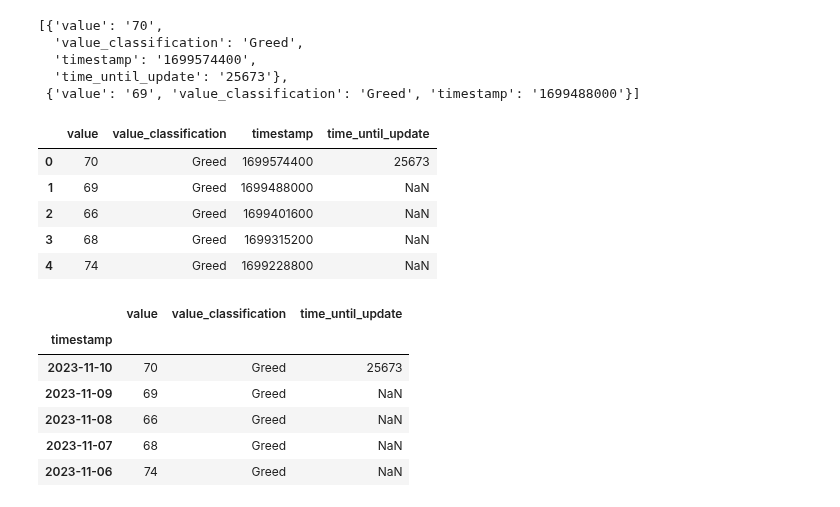
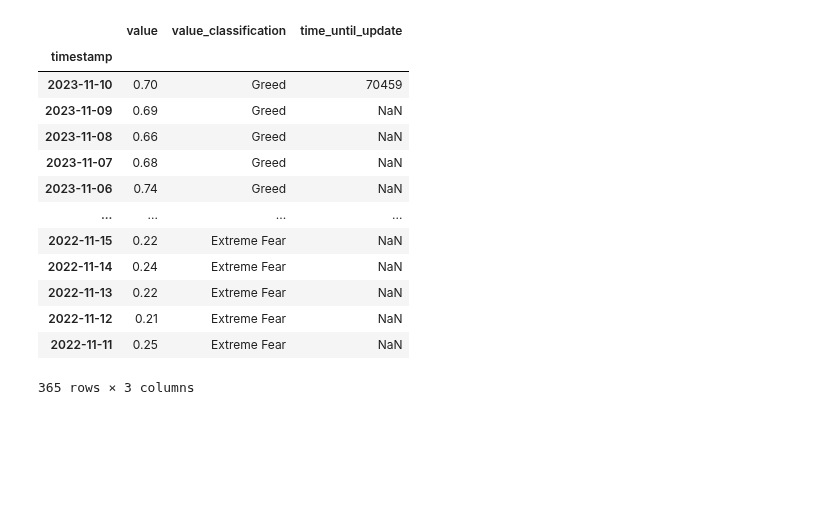
Before and after one commit to MontgomeryG/Group3Project1, a Jupyter notebook: fear_greed.ipynb, the cells around one changed output. Cells and saved outputs as stored; diff of their text form; code cells hidden in the pictures; blank space fills up the shorter version.

Commit message:
trying to add fear_greed

```diff
--- a/fear_greed.ipynb
+++ b/fear_greed.ipynb
@@ -1,47 +1,43 @@
 # %%
 import requests
 import pandas as pd
 import matplotlib.pyplot as plt
 
 # Define the URL with the limit parameter to get data for the year 2022
 fgi_url = 'https://api.alternative.me/fng/?limit=365'
 response = requests.get(fgi_url)
 response_json = response.json()
 
 # Create a list with the data of the index for the year 2022
 fg_index_list = response_json['data']
 
-# Preview first 2 elements in list
-fg_index_list[:2]
+# Convert the list to a Pandas DataFrame
+df = pd.DataFrame(fg_index_list)
+
+# Convert the timestamp to "yyyy-mm-dd" format and set it as the index
+df['timestamp'] = pd.to_datetime(df['timestamp'], unit='s').dt.strftime('%Y-%m-%d')
+df.set_index('timestamp', inplace=True)
+
+# Convert the 'value' column to a numeric data type (float)
+df['value'] = pd.to_numeric(df['value'], errors='coerce')
+
+# Divide the 'value' column by 100
+df['value'] = df['value'] / 100
+
+
+df
 # %% [output]
+|  | value | value_classification | time_until_update |
+| timestamp |  |  |  |
+| 2023-11-10 | 0.70 | Greed | 70459 |
+| 2023-11-09 | 0.69 | Greed | NaN |
+| 2023-11-08 | 0.66 | Greed | NaN |
+| 2023-11-07 | 0.68 | Greed | NaN |
+| 2023-11-06 | 0.74 | Greed | NaN |
+| ... | ... | ... | ... |
+| 2022-11-15 | 0.22 | Extreme Fear | NaN |
+| 2022-11-14 | 0.24 | Extreme Fear | NaN |
+| 2022-11-13 | 0.22 | Extreme Fear | NaN |
+| 2022-11-12 | 0.21 | Extreme Fear | NaN |
+| 2022-11-11 | 0.25 | Extreme Fear | NaN |
-[{'value': '70',
-  'value_classification': 'Greed',
-  'timestamp': '1699574400',
-  'time_until_update': '25673'},
- {'value': '69', 'value_classification': 'Greed', 'timestamp': '1699488000'}]
+365 rows × 3 columns
-# %%
-# Convert the list to a Pandas DataFrame
-df = pd.DataFrame(fg_index_list)
-
-df.head()
-# %% [output]
-|  | value | value_classification | timestamp | time_until_update |
-| 0 | 70 | Greed | 1699574400 | 25673 |
-| 1 | 69 | Greed | 1699488000 | NaN |
-| 2 | 66 | Greed | 1699401600 | NaN |
-| 3 | 68 | Greed | 1699315200 | NaN |
-| 4 | 74 | Greed | 1699228800 | NaN |
-# %%
-# Convert the timestamp to "yyyy-mm-dd" format and set it as the index
-df['timestamp'] = pd.to_datetime(df['timestamp'], unit='s').dt.strftime('%Y-%m-%d')
-df.set_index('timestamp', inplace=True)
-
-df.head()
-# %% [output]
-|  | value | value_classification | time_until_update |
-| timestamp |  |  |  |
-| 2023-11-10 | 70 | Greed | 25673 |
-| 2023-11-09 | 69 | Greed | NaN |
-| 2023-11-08 | 66 | Greed | NaN |
-| 2023-11-07 | 68 | Greed | NaN |
-| 2023-11-06 | 74 | Greed | NaN |
```
Also changed, not shown: parts of 2 cells of this notebook.
